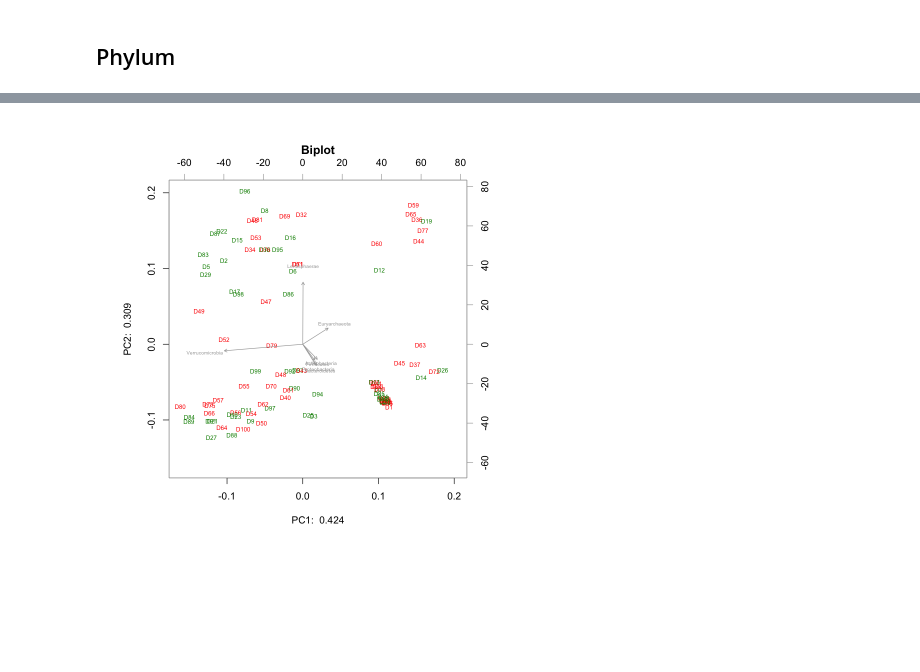
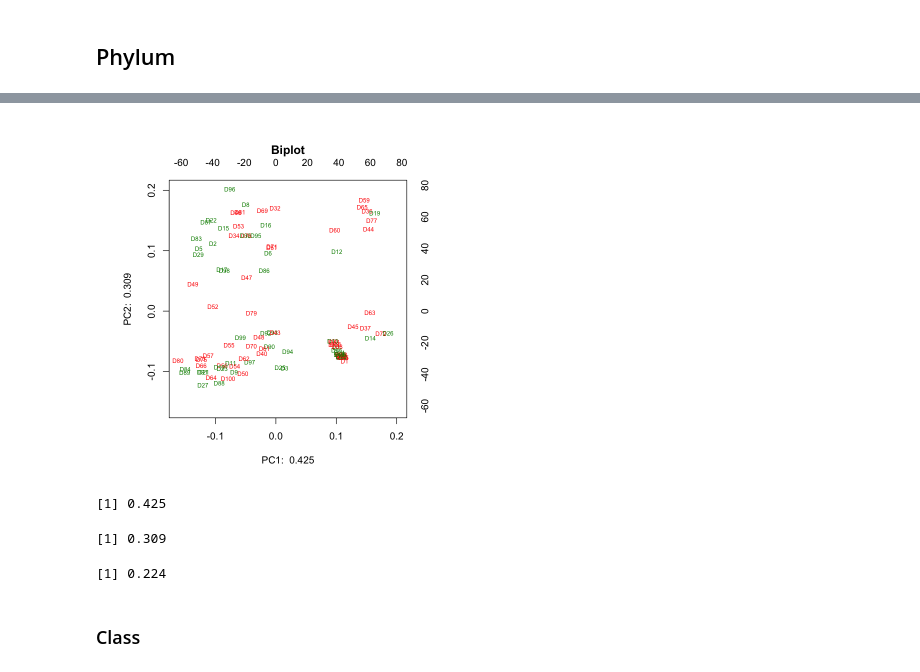
Before and after one commit to yunusbb/Gut-microbiota-in-Psoriasis, a Jupyter notebook: 2.5_Principal_component.ipynb, the cells around one changed output, grey strips where cells are left out. Drawn from its saved outputs; the diff is of its cells as text; code cells hidden in the pictures; blank space fills up the shorter version.

```diff
--- a/2.5_Principal_component.ipynb
+++ b/2.5_Principal_component.ipynb
@@ -21,6 +20,8 @@ library(tidyverse)
 load("psq3.RData")
 load("filt_psq.RData")
 load('phyloseq-psor-control-metagenome.RData')
+# %%
+psq = psq
 # %%
 id_diagnosis<-sample_data(psq)[,c('ID','Diagnosis')]
 
@@ -80,16 +83,16 @@ plot_biplot_wo_sp <- function(pcx, mycols, d.mvar) {
     # make a covariance biplot of the data with compositions function
     # BIG PLOT
 
-    coloredBiplot(pcx_phylum, col="#ffffff00", cex=c(0.6, 0.5), xlabs.col=mycols$colors,
+    coloredBiplot(pcx, col="#ffffff00", cex=c(0.6, 0.5), xlabs.col=mycols$colors,
               var.axes=F,
-              xlab=paste("PC1: ", round(sum(pcx_phylum$sdev[1]^2)/d.mvar, 3)),
-              ylab=paste("PC2: ", round(sum(pcx_phylum$sdev[2]^2)/d.mvar, 3)),
+              xlab=paste("PC1: ", round(sum(pcx$sdev[1]^2)/d.mvar, 3)),
+              ylab=paste("PC2: ", round(sum(pcx$sdev[2]^2)/d.mvar, 3)),
               expand=0.8, scale=1, main="Biplot")
 }
 # %% [markdown]
 ## Phylum
 # %%
-phylum <- make_pca(psq1, "Phylum")
+phylum <- make_pca(psq, "Phylum")
 # %% [output]
 Warning message in cmultRepl(t(otu_table(psq_rank)), method = "CZM", output = "p-counts"):
 "Column no. 4 containing >80% zeros/unobserved values deleted (see arguments z.warning and z.delete).
@@ -100,8 +106,20 @@ Column no. 11 containing >80% zeros/unobserved values deleted (see arguments z.w
 # %%
 pcx_phylum <- phylum[[1]]
 mycols_phylum <- phylum[[2]]
 d.mvar_phylum <- phylum[[3]]
+plot_biplot_wo_sp(pcx_phylum, mycols_phylum, d.mvar_phylum)
+# %% [output]
+[figure, added]
-# %%
-plot_biplot(pcx_phylum, mycols_phylum, d.mvar_phylum)
-# %% [output]
-[figure, removed]
+# %%
+# extract eigenvalues
+round(sum(pcx_phylum$sdev[1]^2)/d.mvar_phylum, 3)
+round(sum(pcx_phylum$sdev[2]^2)/d.mvar_phylum, 3)
+round(sum(pcx_phylum$sdev[3]^2)/d.mvar_phylum, 3)
+# At phylum level, top PCs explain:
+#  (0.232+0.179+0.15)*100 = 56%
+# %% [output]
+[1] 0.425
+[1] 0.309
+[1] 0.224
+# %% [markdown]
+### Class
```
Also changed, not shown: parts of 22 cells of this notebook.
